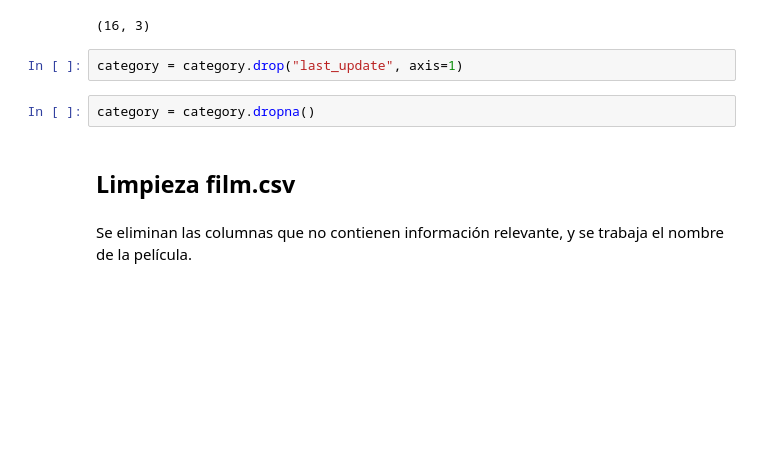
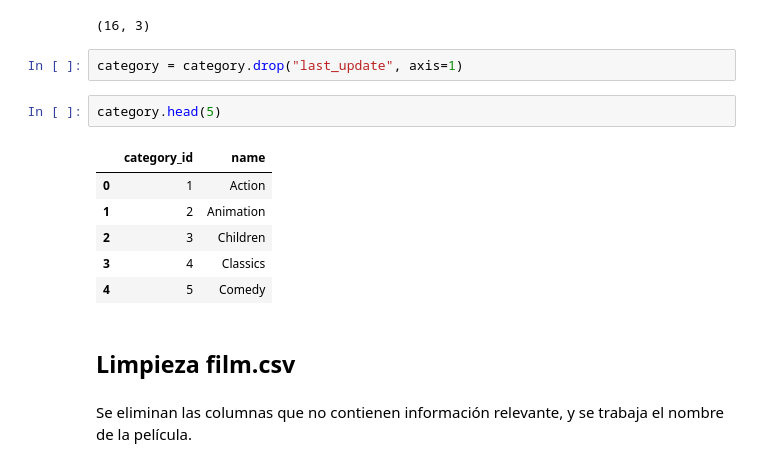
Before and after one commit to charlieciordia/02-mySQL-database, a Jupyter notebook: notebook/main.ipynb, the cells around one changed output. Drawn from its saved outputs; the diff is of its cells as text; blank space fills up the shorter version.

```diff
--- a/notebook/main.ipynb
+++ b/notebook/main.ipynb
@@ -80,7 +72,14 @@ category.shape
 # %%
 category = category.drop("last_update", axis=1)
 # %%
-category = category.dropna()
+category.head(5)
+# %% [output]
+|  | category_id | name |
+| 0 | 1 | Action |
+| 1 | 2 | Animation |
+| 2 | 3 | Children |
+| 3 | 4 | Classics |
+| 4 | 5 | Comedy |
 # %% [markdown]
 ## Limpieza film.csv
 # %% [markdown]
```
Also changed, not shown: parts of 21 cells of this notebook, 13 other files.
